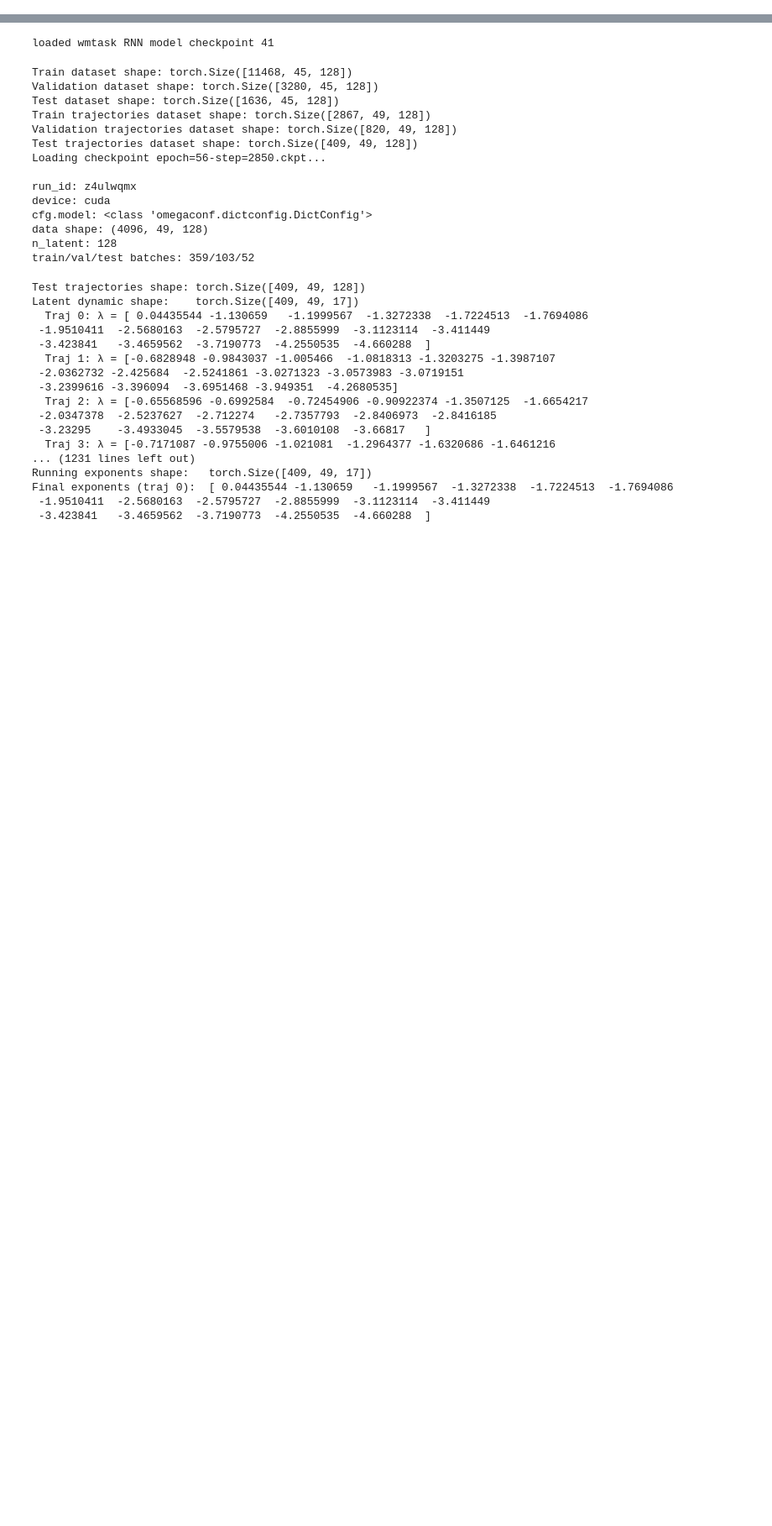
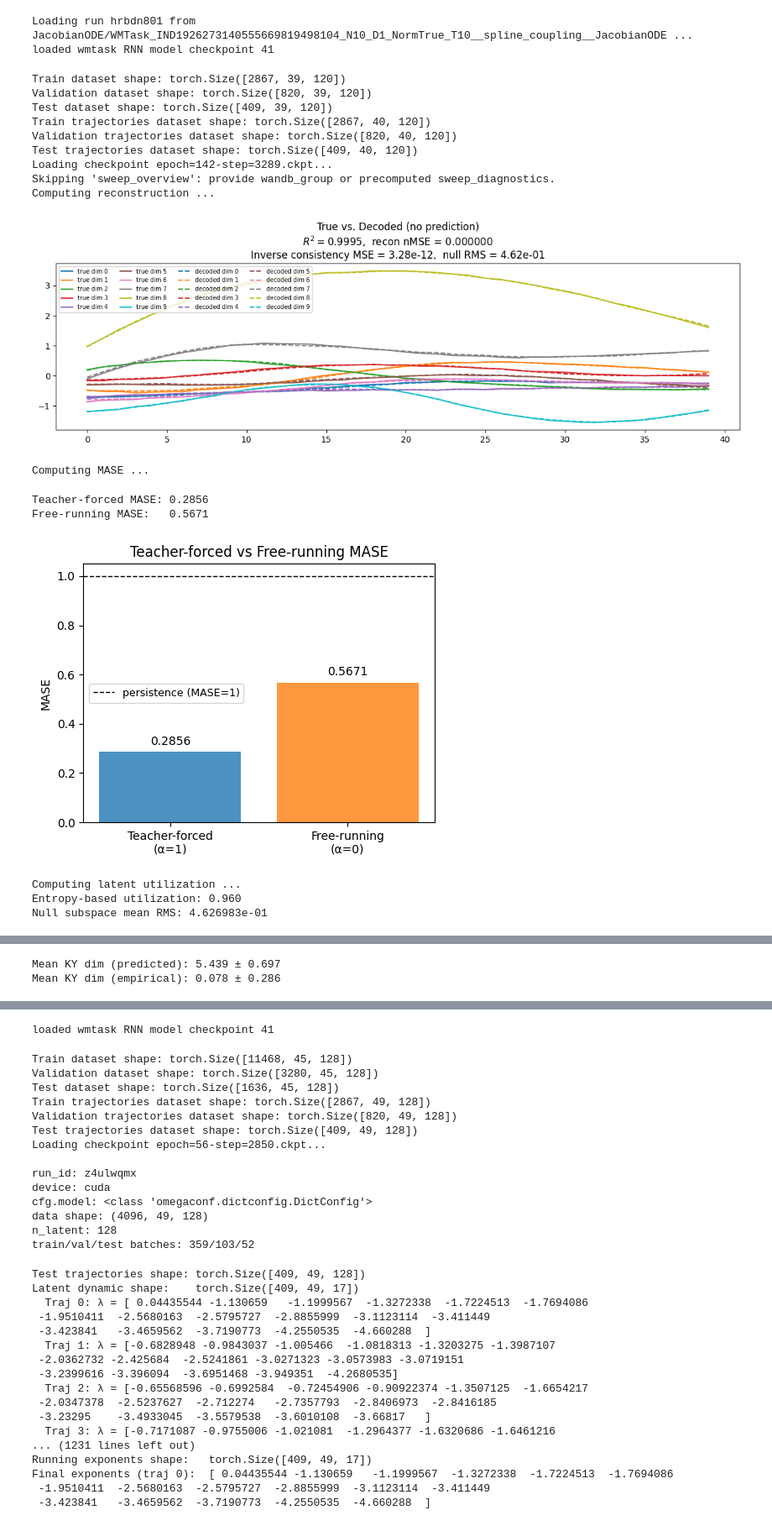
Before and after one commit to adamjeisen/JacobianODE, a Jupyter notebook: _jupyter/Sweep Analytics Report.ipynb, the cells around one changed output, grey strips where cells are left out. Shown at 84% size. Saved outputs shown, nothing was run; the diff lists cells and outputs as text; code cells hidden in the pictures; blank space fills up the shorter version.

```diff
--- a/_jupyter/Sweep Analytics Report.ipynb
+++ b/_jupyter/Sweep Analytics Report.ipynb
@@ -19,3 +24,38 @@ WANDB_GROUP = None
 SAVE_DIR = "/orcd/data/ekmiller/001/eisenaj/JacobianODE/lightning/latent_jac_runs"
 # TRUE_LYAPUNOV = [0.91, 0.0, -14.57]  # None for wmtask (overridden from config)a\
 TRUE_LYAPUNOV = None
+# %%
+result, lit_model, run_id = run_analytics(
+    wandb_entity=WANDB_ENTITY,
+    wandb_project=WANDB_PROJECT,
+    run_id="hrbdn801",
+    save_dir=SAVE_DIR,
+    wandb_group=WANDB_GROUP,
+    true_lyapunov=TRUE_LYAPUNOV,
+    lyapunov_burn_in_steps=1000,
+    lyapunov_burn_in_drop=200,
+    # output=["show", "html"],
+    output=["show"],
+    output_dir="reports",
+    return_model=True,
+)
+# %% [output]
+Loading run hrbdn801 from JacobianODE/WMTask_IND1926273140555669819498104_N10_D1_NormTrue_T10__spline_coupling__JacobianODE ...
+loaded wmtask RNN model checkpoint 41
+Train dataset shape: torch.Size([2867, 39, 120])
+Validation dataset shape: torch.Size([820, 39, 120])
+Test dataset shape: torch.Size([409, 39, 120])
+Train trajectories dataset shape: torch.Size([2867, 40, 120])
+Validation trajectories dataset shape: torch.Size([820, 40, 120])
+Test trajectories dataset shape: torch.Size([409, 40, 120])
+Loading checkpoint epoch=142-step=3289.ckpt...
+Skipping 'sweep_overview': provide wandb_group or precomputed sweep_diagnostics.
+Computing reconstruction ...
+[figure, added]
+Computing MASE ...
+Teacher-forced MASE: 0.2856
+Free-running MASE:   0.5671
+[figure, added]
+Computing latent utilization ...
+Entropy-based utilization: 0.960
+Null subspace mean RMS: 4.626983e-01
@@ -21,0 +81,2 @@ TRUE_LYAPUNOV = None
+Mean KY dim (predicted): 5.439 ± 0.697
+Mean KY dim (empirical): 0.078 ± 0.286
```
Also changed, not shown: parts of 5 cells of this notebook, 7 other files.
